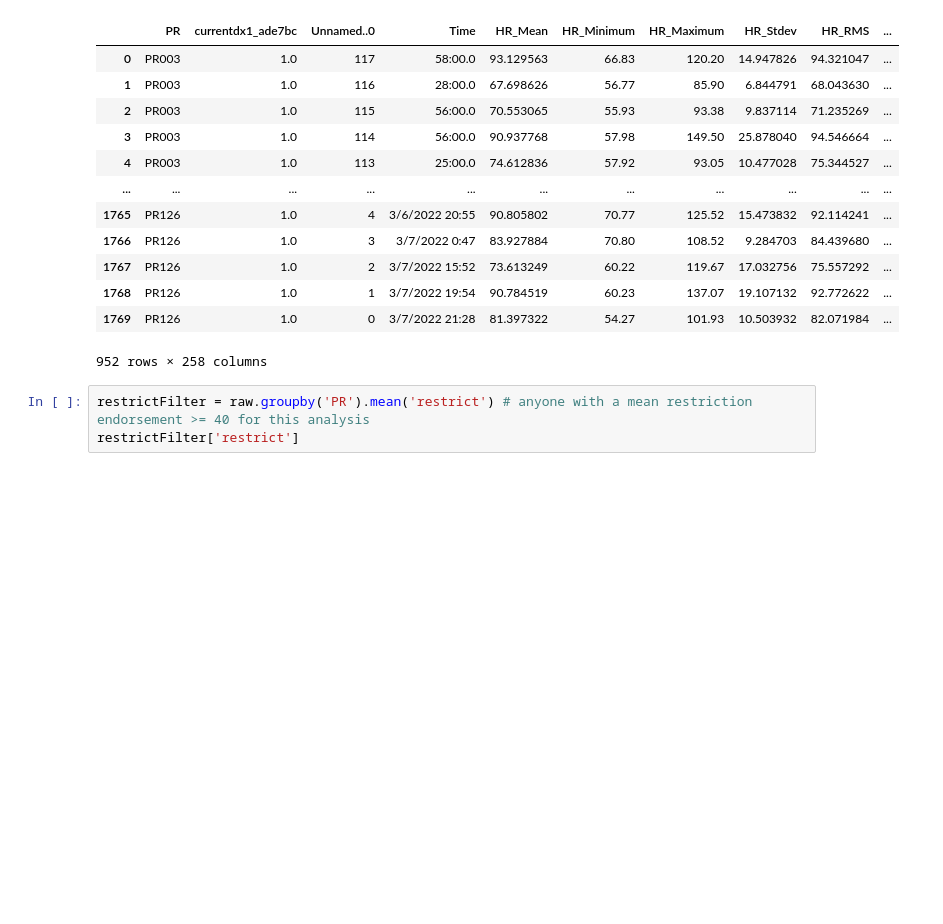
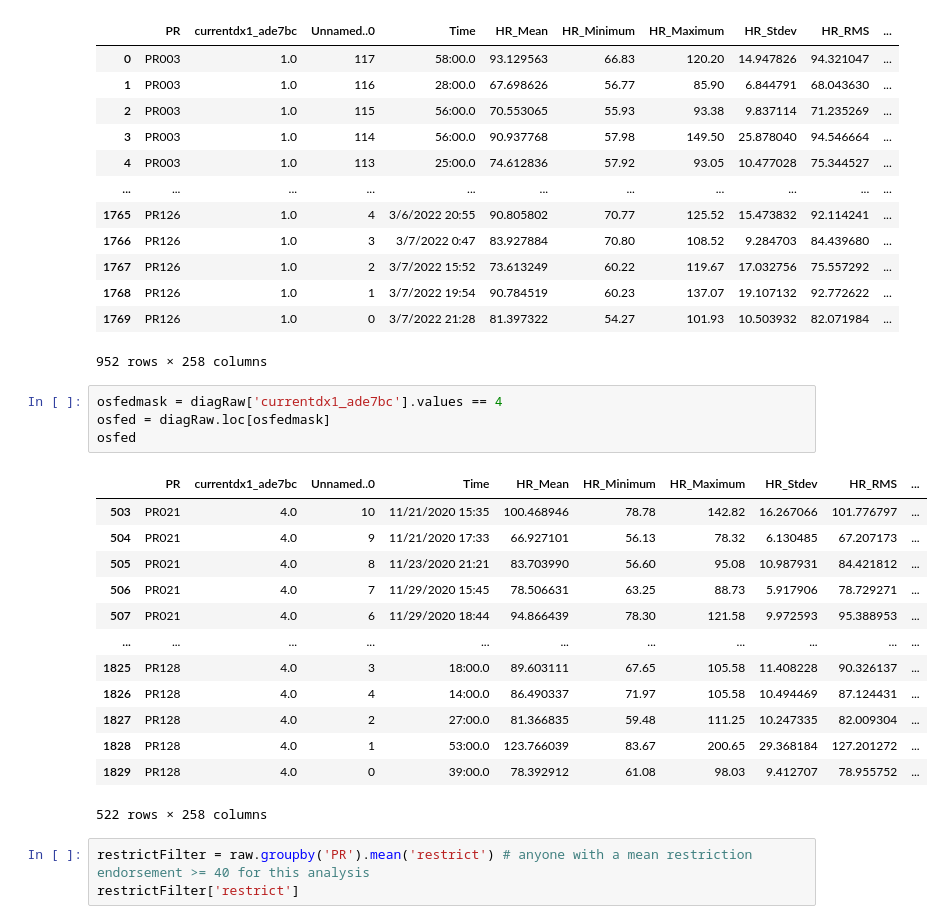
Before and after one commit to LSandovalAraujo/jpcs_special_issue, a Jupyter notebook: Elastic Net Reg for Manuscript.ipynb, the cells around one changed output. Saved outputs shown, nothing was run; the diff lists cells and outputs as text; blank space fills up the shorter version.

```diff
--- a/Elastic Net Reg for Manuscript.ipynb
+++ b/Elastic Net Reg for Manuscript.ipynb
@@ -230,6 +248,24 @@ an
 | 1768 | PR126 | 1.0 | 1 | 3/7/2022 19:54 | 90.784519 | 60.23 | 137.07 | 19.107132 | 92.772622 | ... |
 | 1769 | PR126 | 1.0 | 0 | 3/7/2022 21:28 | 81.397322 | 54.27 | 101.93 | 10.503932 | 82.071984 | ... |
 952 rows × 258 columns
+# %%
+osfedmask = diagRaw['currentdx1_ade7bc'].values == 4
+osfed = diagRaw.loc[osfedmask]
+osfed
+# %% [output]
+|  | PR | currentdx1_ade7bc | Unnamed..0 | Time | HR_Mean | HR_Minimum | HR_Maximum | HR_Stdev | HR_RMS | ... |
+| 503 | PR021 | 4.0 | 10 | 11/21/2020 15:35 | 100.468946 | 78.78 | 142.82 | 16.267066 | 101.776797 | ... |
+| 504 | PR021 | 4.0 | 9 | 11/21/2020 17:33 | 66.927101 | 56.13 | 78.32 | 6.130485 | 67.207173 | ... |
+| 505 | PR021 | 4.0 | 8 | 11/23/2020 21:21 | 83.703990 | 56.60 | 95.08 | 10.987931 | 84.421812 | ... |
+| 506 | PR021 | 4.0 | 7 | 11/29/2020 15:45 | 78.506631 | 63.25 | 88.73 | 5.917906 | 78.729271 | ... |
+| 507 | PR021 | 4.0 | 6 | 11/29/2020 18:44 | 94.866439 | 78.30 | 121.58 | 9.972593 | 95.388953 | ... |
+| ... | ... | ... | ... | ... | ... | ... | ... | ... | ... | ... |
+| 1825 | PR128 | 4.0 | 3 | 18:00.0 | 89.603111 | 67.65 | 105.58 | 11.408228 | 90.326137 | ... |
+| 1826 | PR128 | 4.0 | 4 | 14:00.0 | 86.490337 | 71.97 | 105.58 | 10.494469 | 87.124431 | ... |
+| 1827 | PR128 | 4.0 | 2 | 27:00.0 | 81.366835 | 59.48 | 111.25 | 10.247335 | 82.009304 | ... |
+| 1828 | PR128 | 4.0 | 1 | 53:00.0 | 123.766039 | 83.67 | 200.65 | 29.368184 | 127.201272 | ... |
+| 1829 | PR128 | 4.0 | 0 | 39:00.0 | 78.392912 | 61.08 | 98.03 | 9.412707 | 78.955752 | ... |
+522 rows × 258 columns
 # %%
 restrictFilter = raw.groupby('PR').mean('restrict') # anyone with a mean restriction endorsement >= 40 for this analysis
 restrictFilter['restrict']
```
Also changed, not shown: parts of 15 cells of this notebook, 1 other file.
